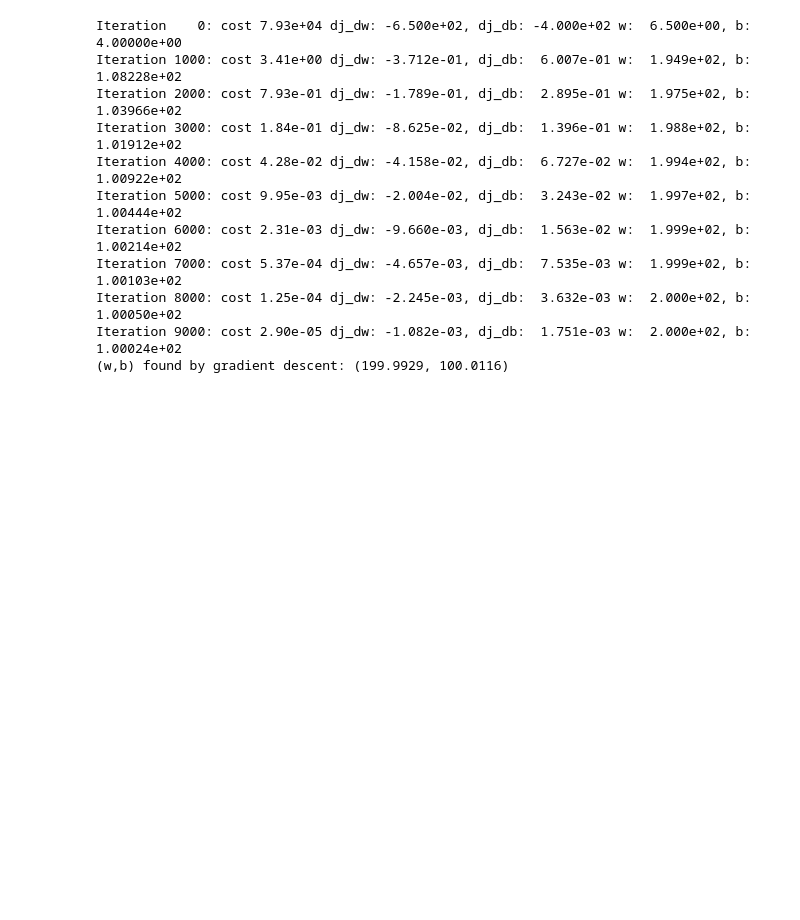
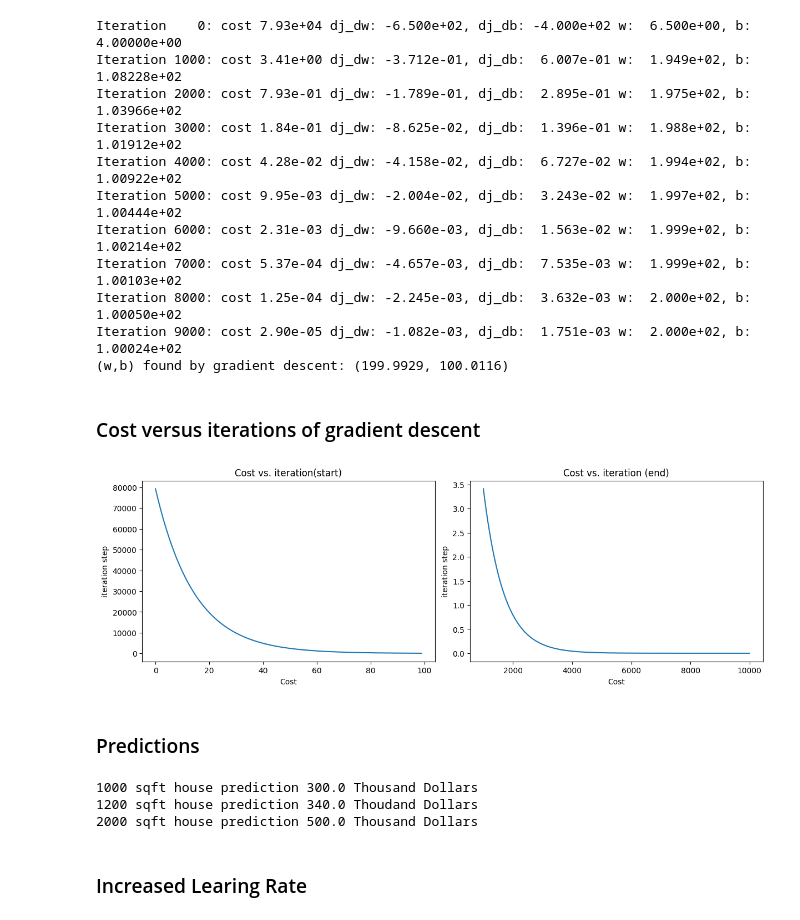
Before and after one commit to Krriisshna/Machine-Learning, a Jupyter notebook: Coursera/Supervised ML (Regression and Classification)/supervisedML.ipynb, the cells around one changed output. Saved outputs shown, nothing was run; the diff lists cells and outputs as text; code cells hidden in the pictures; blank space fills up the shorter version.

```diff
--- a/Coursera/Supervised ML (Regression and Classification)/supervisedML.ipynb
+++ b/Coursera/Supervised ML (Regression and Classification)/supervisedML.ipynb
@@ -210,3 +210,39 @@ Iteration 7000: cost 5.37e-04 dj_dw: -4.657e-03, dj_db:  7.535e-03 w:  1.999e+02
 Iteration 8000: cost 1.25e-04 dj_dw: -2.245e-03, dj_db:  3.632e-03 w:  2.000e+02, b:  1.00050e+02
 Iteration 9000: cost 2.90e-05 dj_dw: -1.082e-03, dj_db:  1.751e-03 w:  2.000e+02, b:  1.00024e+02
 (w,b) found by gradient descent: (199.9929, 100.0116)
+# %% [markdown]
+### Cost versus iterations of gradient descent
+# %%
+fig, (ax1, ax2) = plt.subplots(1, 2, constrained_layout=True, figsize=(12,4))
+# creating blank canvas for 2 plots
+# fig is an figure object
+# ax1,ax2 are Axes object
+ax1.plot(j_hist[:100])
+ax2.plot(1000 + np.arange(len(j_hist[1000:])), j_hist[1000:])
+# np.arange() is like python's range() function but it creates an array
+
+ax1.set_title("Cost vs. iteration(start)")
+ax2.set_title("Cost vs. iteration (end)")
+
+ax1.set_xlabel("Cost")
+ax2.set_xlabel("Cost")
+
+ax1.set_ylabel("iteration step")
+ax2.set_ylabel("iteration step")
+# use set_ before every plt function as we are using them on Axes object
+
+plt.show()
+# %% [output]
+[figure, added]
+# %% [markdown]
+### Predictions
+# %%
+print(f"1000 sqft house prediction {w_final*1.0 + b_final:0.1f} Thousand Dollars")
+print(f"1200 sqft house prediction {w_final*1.2 + b_final:0.1f} Thoudand Dollars")
+print(f"2000 sqft house prediction {w_final*2.0 + b_final:0.1f} Thousand Dollars")
+# %% [output]
+1000 sqft house prediction 300.0 Thousand Dollars
+1200 sqft house prediction 340.0 Thoudand Dollars
+2000 sqft house prediction 500.0 Thousand Dollars
+# %% [markdown]
+### Increased Learing Rate
```
Also changed, not shown: parts of 1 cell of this notebook.
